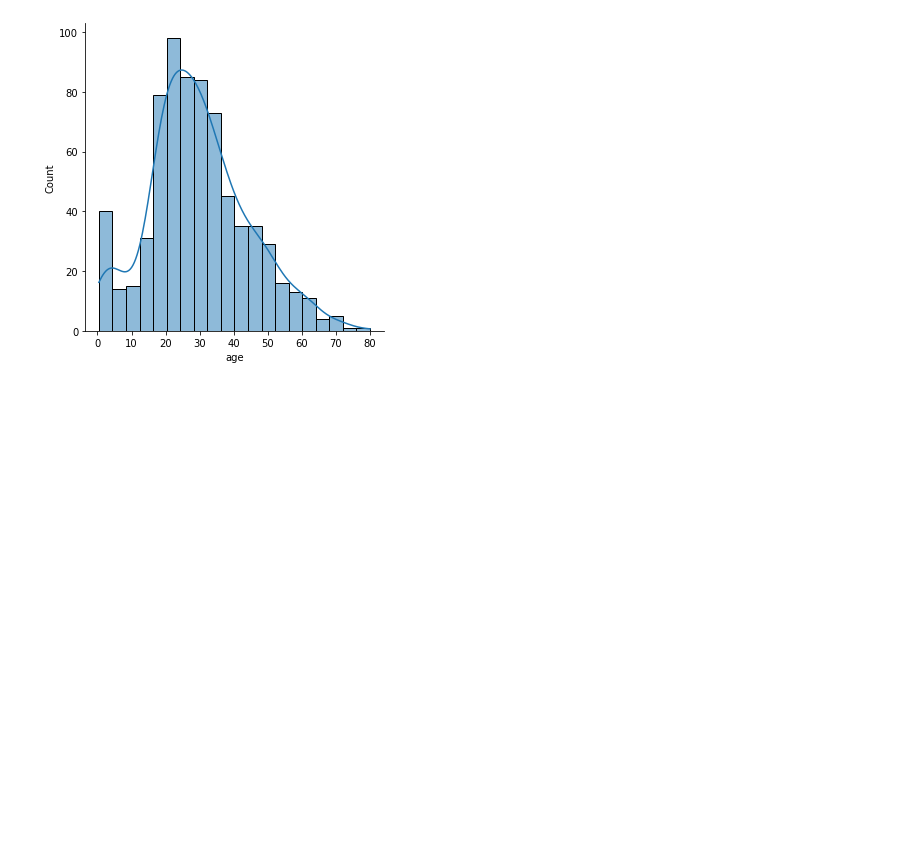
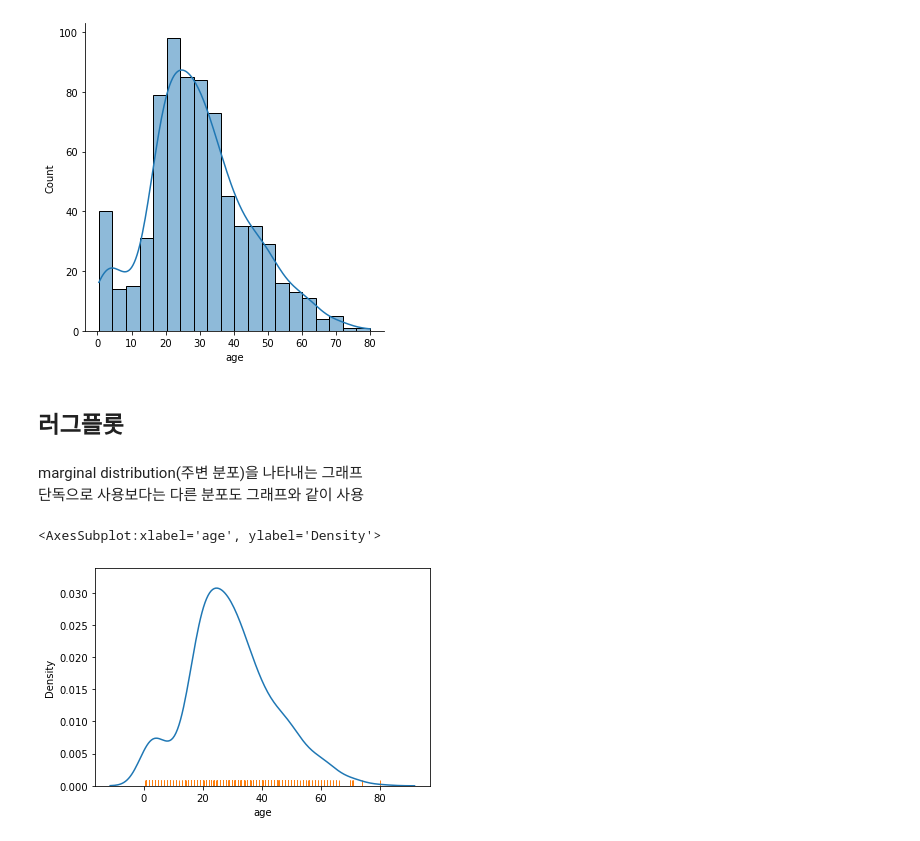
Before and after one commit to hyerim02/machine_deep, a Jupyter notebook: ch4 시각화.ipynb, the cells around one changed output. Cells and saved outputs as stored; diff of their text form; code cells hidden in the pictures; blank space fills up the shorter version.

```diff
--- a/ch4 시각화.ipynb
+++ b/ch4 시각화.ipynb
@@ -90,3 +92,14 @@ sns.displot(data=titanic,x='age',kde=True)
 # %% [output]
 <seaborn.axisgrid.FacetGrid at 0x...>
 [figure]
+# %% [markdown]
+## 러그플롯
+# %% [markdown]
+marginal distribution(주변 분포)을 나타내는 그래프
+단독으로 사용보다는 다른 분포도 그래프와 같이 사용
+# %%
+sns.kdeplot(data=titanic,x='age')
+sns.rugplot(data=titanic,x='age')
+# %% [output]
+<AxesSubplot:xlabel='age', ylabel='Density'>
+[figure, added]
```
Also changed, not shown: parts of 24 cells of this notebook.
